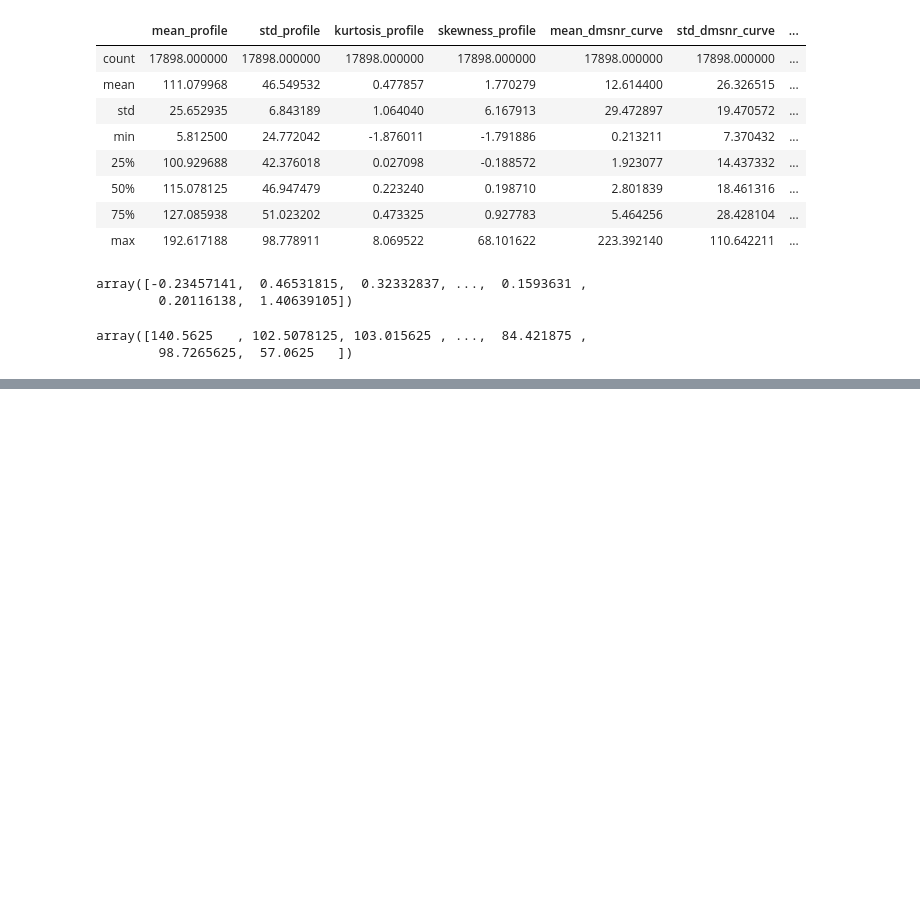
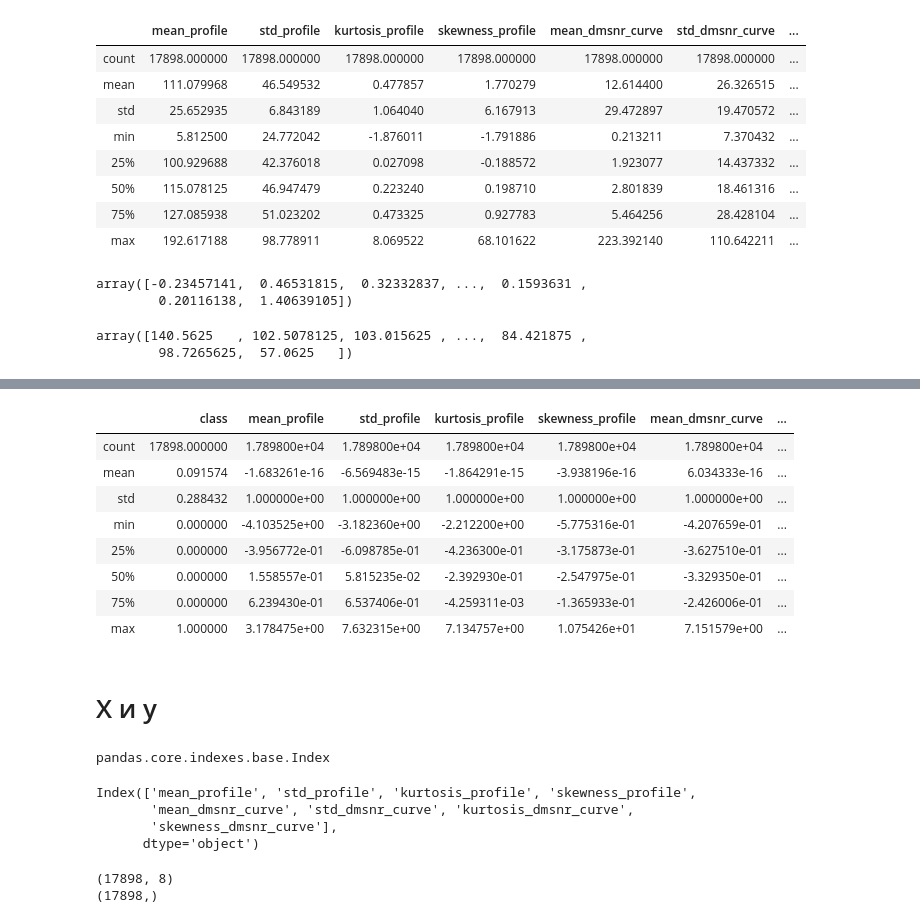
Before and after one commit to SemenDoc/MachineLearningCourse, a Jupyter notebook: Ml_PulsarStar.ipynb, the cells around one changed output, grey strips where cells are left out. Saved outputs shown, nothing was run; the diff lists cells and outputs as text; code cells hidden in the pictures; blank space fills up the shorter version.

```diff
--- a/Ml_PulsarStar.ipynb
+++ b/Ml_PulsarStar.ipynb
@@ -326,0 +496,3 @@ array([140.5625   , 102.5078125, 103.015625 , ...,  84.421875 ,
+# %%
+data_group1 = pd.get_dummies(data[group1])
+print(data_group1.columns)
@@ -326,0 +534,14 @@ array([140.5625   , 102.5078125, 103.015625 , ...,  84.421875 ,
+# %%
+data.describe()
+# %% [output]
+|  | class | mean_profile | std_profile | kurtosis_profile | skewness_profile | mean_dmsnr_curve | ... |
+| count | 17898.000000 | 1.789800e+04 | 1.789800e+04 | 1.789800e+04 | 1.789800e+04 | 1.789800e+04 | ... |
+| mean | 0.091574 | -1.683261e-16 | -6.569483e-15 | -1.864291e-15 | -3.938196e-16 | 6.034333e-16 | ... |
+| std | 0.288432 | 1.000000e+00 | 1.000000e+00 | 1.000000e+00 | 1.000000e+00 | 1.000000e+00 | ... |
+| min | 0.000000 | -4.103525e+00 | -3.182360e+00 | -2.212200e+00 | -5.775316e-01 | -4.207659e-01 | ... |
+| 25% | 0.000000 | -3.956772e-01 | -6.098785e-01 | -4.236300e-01 | -3.175873e-01 | -3.627510e-01 | ... |
+| 50% | 0.000000 | 1.558557e-01 | 5.815235e-02 | -2.392930e-01 | -2.547975e-01 | -3.329350e-01 | ... |
+| 75% | 0.000000 | 6.239430e-01 | 6.537406e-01 | -4.259311e-03 | -1.365933e-01 | -2.426006e-01 | ... |
+| max | 1.000000 | 3.178475e+00 | 7.632315e+00 | 7.134757e+00 | 1.075426e+01 | 7.151579e+00 | ... |
+# %% [markdown]
+# X и y
@@ -326,0 +552,17 @@ array([140.5625   , 102.5078125, 103.015625 , ...,  84.421875 ,
+# %%
+type(feature_names)
+# %% [output]
+pandas.core.indexes.base.Index
+# %%
+feature_names
+# %% [output]
+Index(['mean_profile', 'std_profile', 'kurtosis_profile', 'skewness_profile',
+       'mean_dmsnr_curve', 'std_dmsnr_curve', 'kurtosis_dmsnr_curve',
+       'skewness_dmsnr_curve'],
+      dtype='object')
+# %%
+print(X.shape)
+print(y.shape)
+# %% [output]
+(17898, 8)
+(17898,)
```
Also changed, not shown: parts of 52 cells of this notebook.
